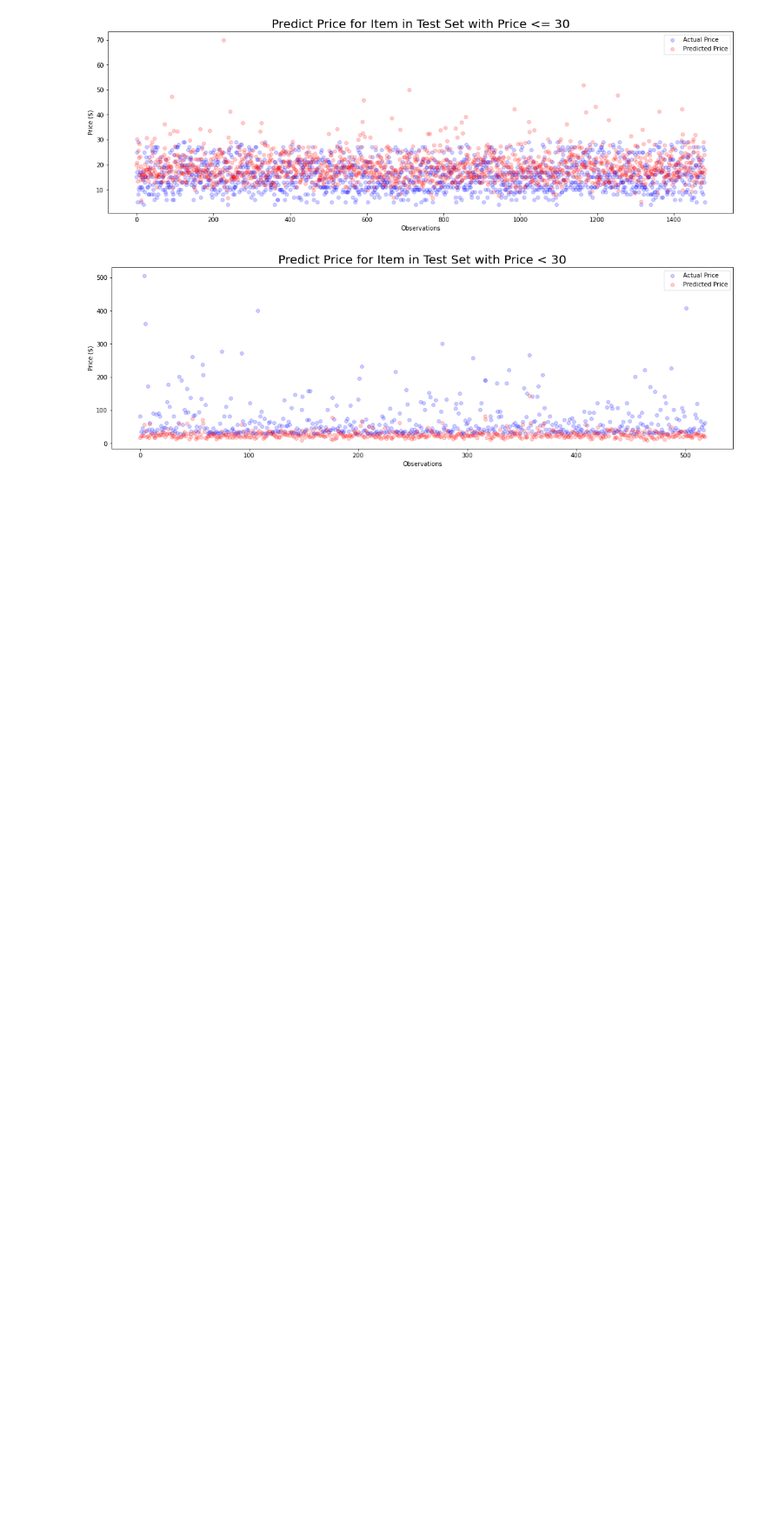
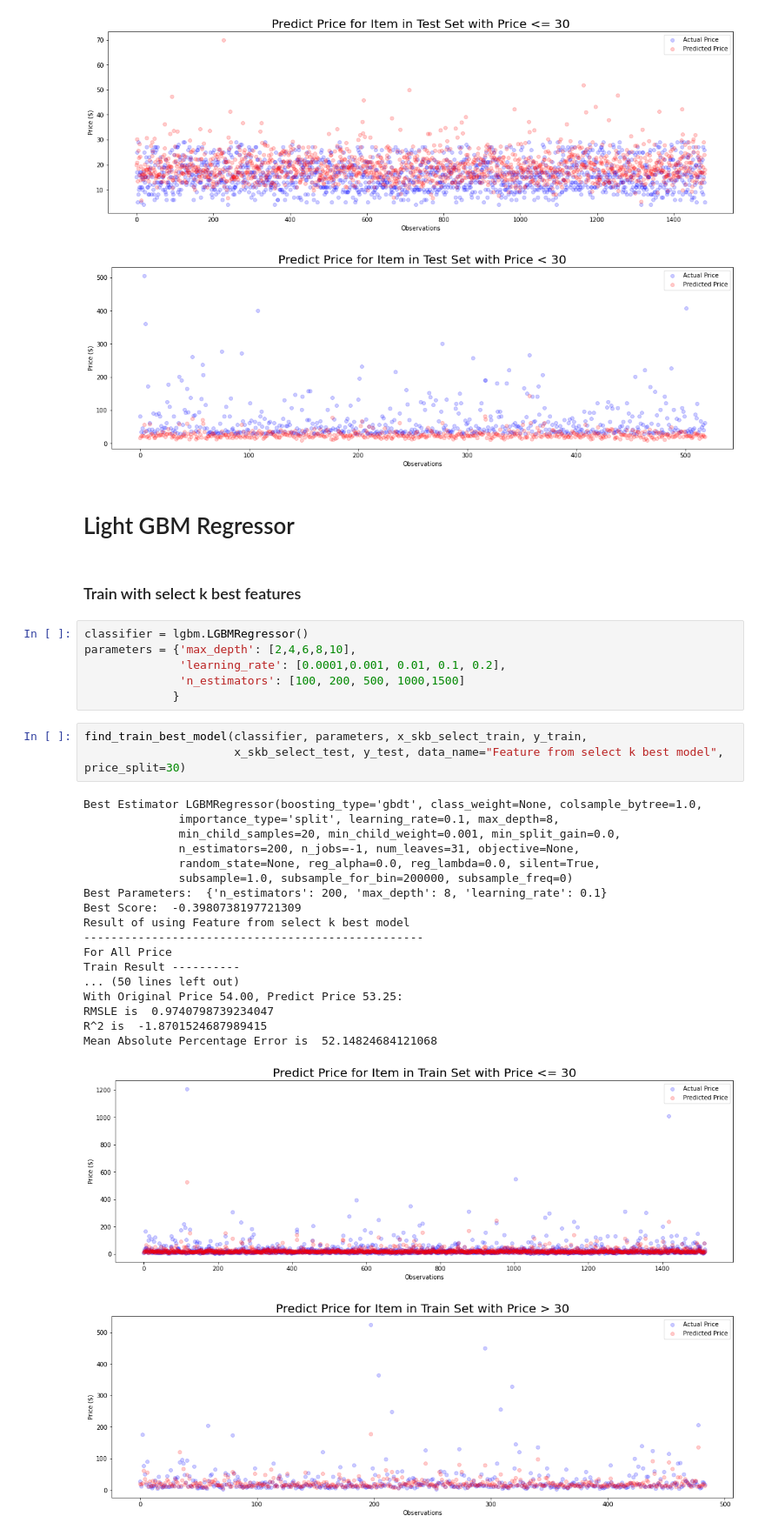
Before and after one commit to DSEI21000-S21/project-product-price-prediction, a Jupyter notebook: experiment/PricePrediction/PricePrediction_SelectkBest_Brand.ipynb, the cells around one changed output. Shown at 87% size. Drawn from its saved outputs; the diff is of its cells as text; blank space fills up the shorter version.

Commit message:
modify model evaluation

```diff
--- a/experiment/PricePrediction/PricePrediction_SelectkBest_Brand.ipynb
+++ b/experiment/PricePrediction/PricePrediction_SelectkBest_Brand.ipynb
@@ -479,3 +483,36 @@ Mean Absolute Percentage Error is  49.227627416215455
 [figure]
 [figure]
 [figure]
+# %% [markdown]
+# Light GBM Regressor
+# %% [markdown]
+### Train with select k best features
+# %%
+classifier = lgbm.LGBMRegressor()
+parameters = {'max_depth': [2,4,6,8,10],
+              'learning_rate': [0.0001,0.001, 0.01, 0.1, 0.2],
+              'n_estimators': [100, 200, 500, 1000,1500]
+             }
+# %%
+find_train_best_model(classifier, parameters, x_skb_select_train, y_train,
+                      x_skb_select_test, y_test, data_name="Feature from select k best model", price_split=30)
+# %% [output]
+Best Estimator LGBMRegressor(boosting_type='gbdt', class_weight=None, colsample_bytree=1.0,
+              importance_type='split', learning_rate=0.1, max_depth=8,
+              min_child_samples=20, min_child_weight=0.001, min_split_gain=0.0,
+              n_estimators=200, n_jobs=-1, num_leaves=31, objective=None,
+              random_state=None, reg_alpha=0.0, reg_lambda=0.0, silent=True,
+              subsample=1.0, subsample_for_bin=200000, subsample_freq=0)
+Best Parameters:  {'n_estimators': 200, 'max_depth': 8, 'learning_rate': 0.1}
+Best Score:  -0.3980738197721309
+Result of using Feature from select k best model
+--------------------------------------------------
+For All Price
+Train Result ----------
+... (50 lines left out)
+With Original Price 54.00, Predict Price 53.25:
+RMSLE is  0.9740798739234047
+R^2 is  -1.8701524687989415
+Mean Absolute Percentage Error is  52.14824684121068
+[figure, added]
+[figure, added]
```
Also changed, not shown: parts of 13 cells of this notebook, 6 other files.
